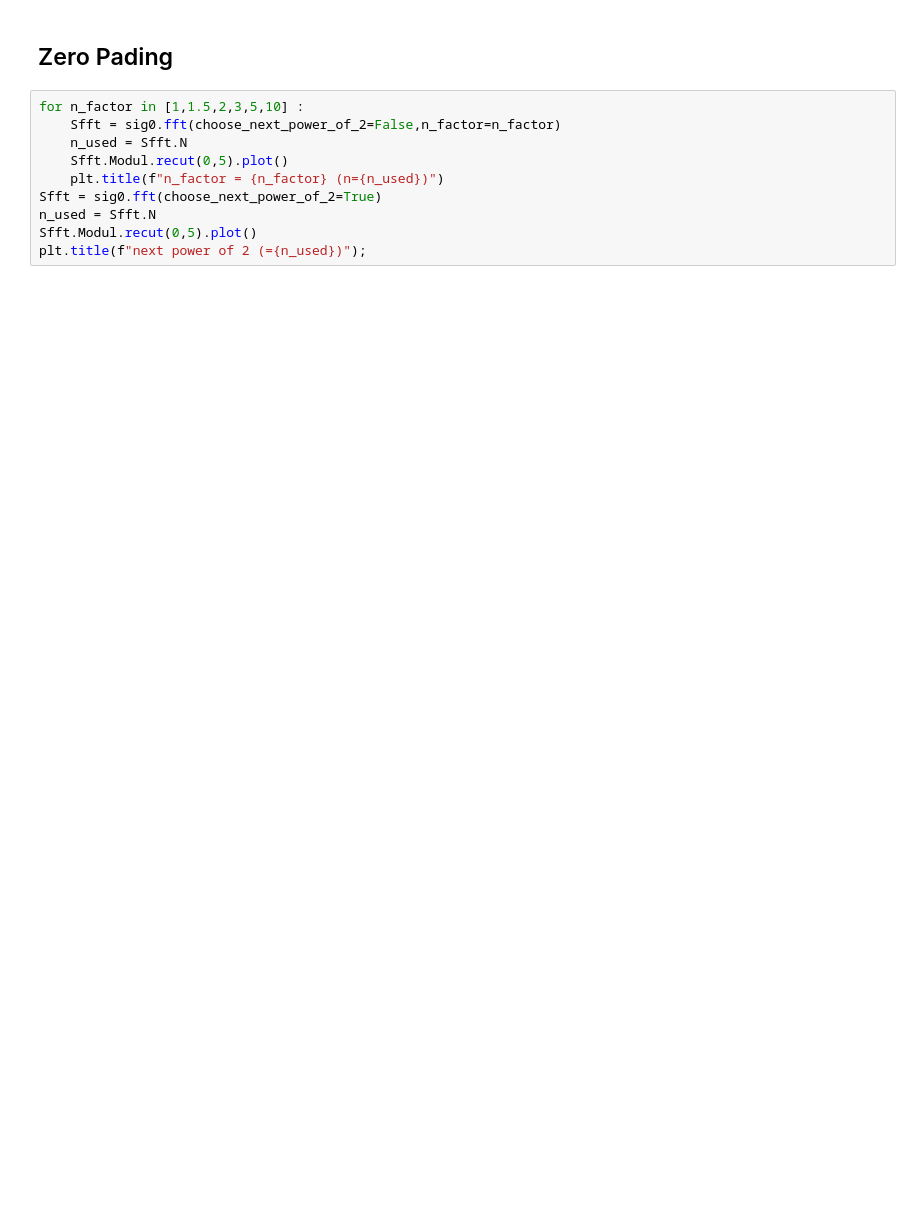
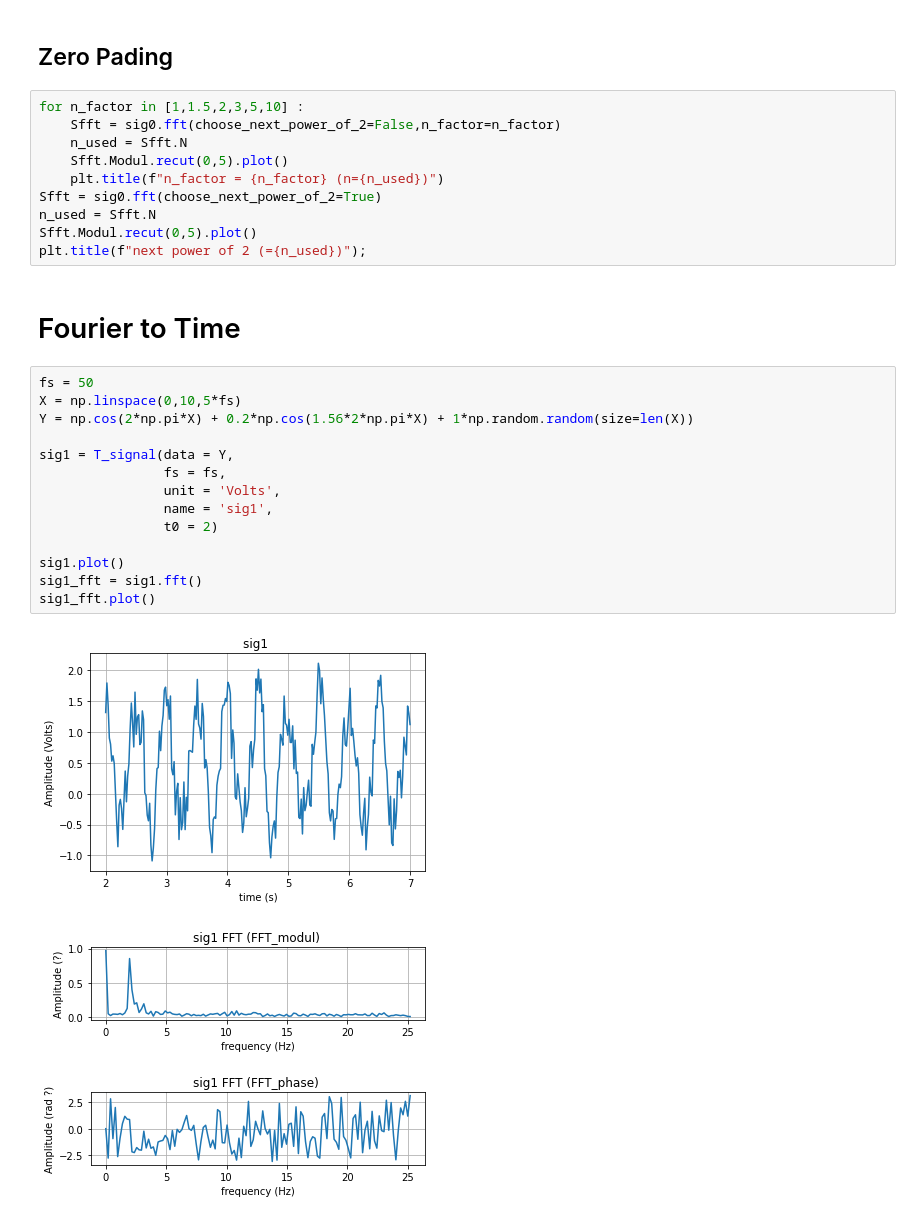
Before and after one commit to Octavius26/Data_analysis, a Jupyter notebook: demo.ipynb, the cells around one changed output. Saved outputs shown, nothing was run; the diff lists cells and outputs as text; blank space fills up the shorter version.

```diff
--- a/demo.ipynb
+++ b/demo.ipynb
@@ -137,3 +137,22 @@ Sfft = sig0.fft(choose_next_power_of_2=True)
 n_used = Sfft.N
 Sfft.Modul.recut(0,5).plot()
 plt.title(f"next power of 2 (={n_used})");
+# %% [markdown]
+# Fourier to Time
+# %%
+fs = 50
+X = np.linspace(0,10,5*fs)
+Y = np.cos(2*np.pi*X) + 0.2*np.cos(1.56*2*np.pi*X) + 1*np.random.random(size=len(X))
+
+sig1 = T_signal(data = Y,
+                fs = fs,
+                unit = 'Volts',
+                name = 'sig1',
+                t0 = 2)
+
+sig1.plot()
+sig1_fft = sig1.fft()
+sig1_fft.plot()
+# %% [output]
+[figure, added]
+[figure, added]
```
Also changed, not shown: parts of 5 cells of this notebook, 1 other file.
